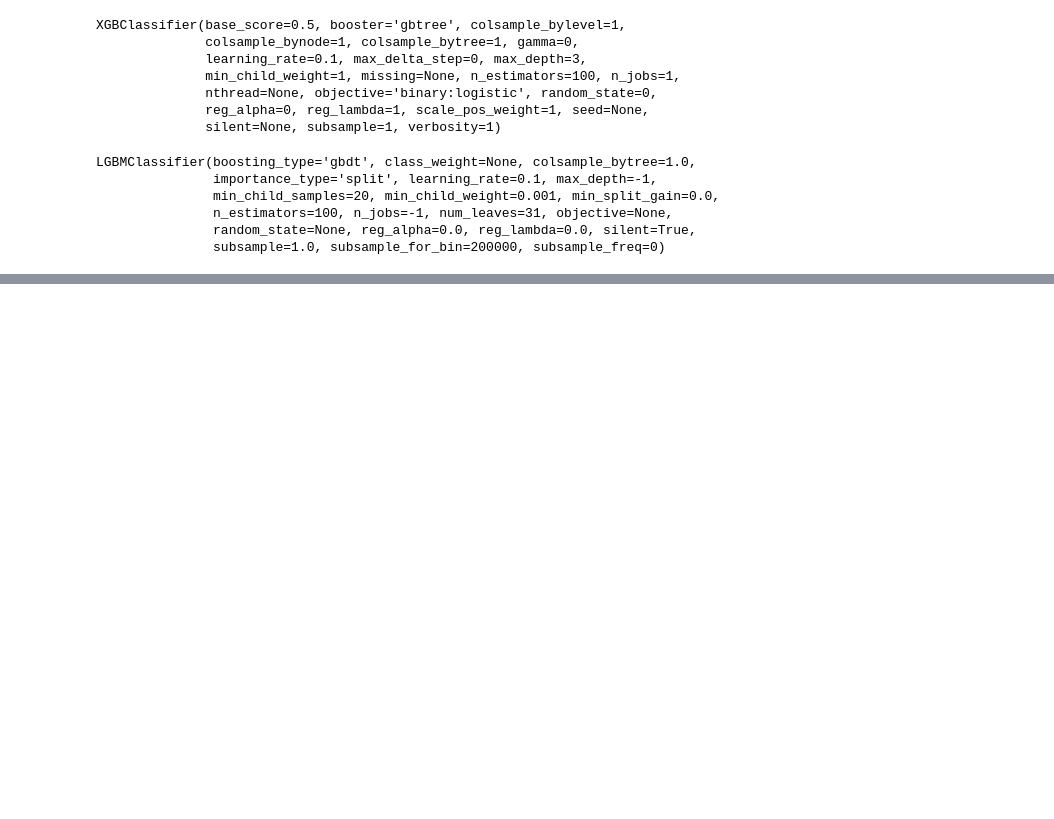
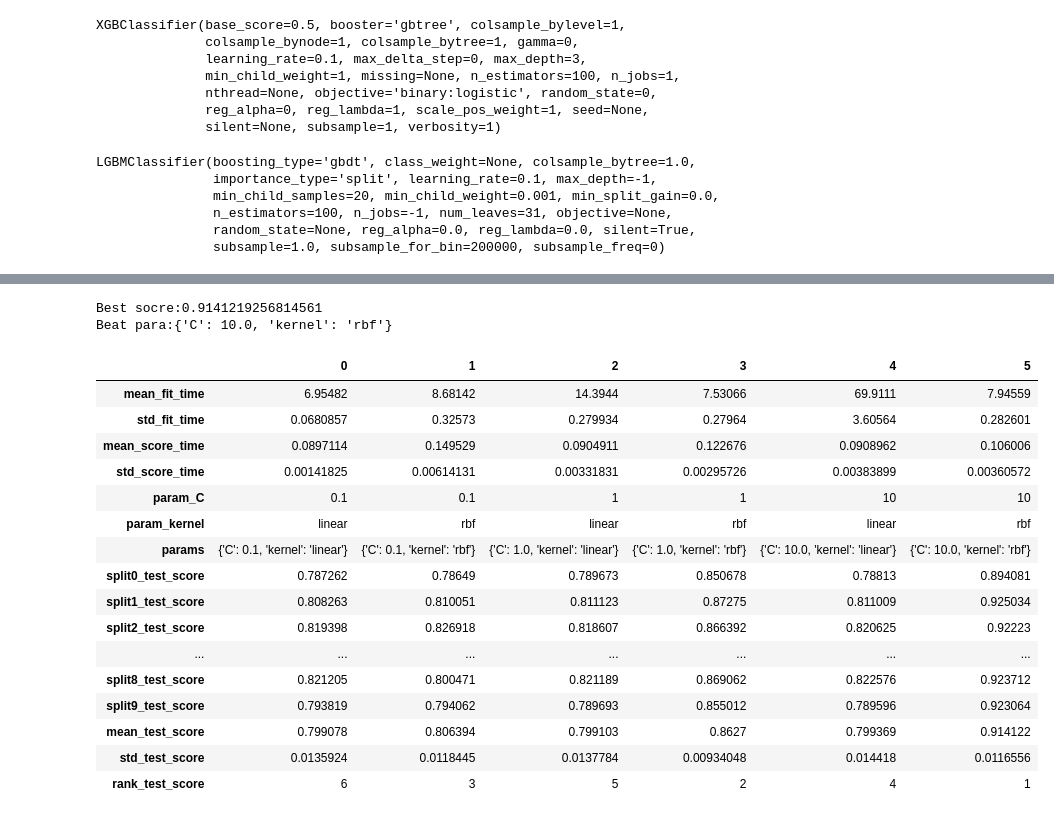
Before and after one commit to shwanliu/DataMining, a Jupyter notebook: task5/task5.ipynb, the cells around one changed output, grey strips where cells are left out. Saved outputs shown, nothing was run; the diff lists cells and outputs as text; code cells hidden in the pictures; blank space fills up the shorter version.

```diff
--- a/task5/task5.ipynb
+++ b/task5/task5.ipynb
@@ -146,3 +148,8 @@ LGBMClassifier(boosting_type='gbdt', class_weight=None, colsample_bytree=1.0,
                n_estimators=100, n_jobs=-1, num_leaves=31, objective=None,
                random_state=None, reg_alpha=0.0, reg_lambda=0.0, silent=True,
                subsample=1.0, subsample_for_bin=200000, subsample_freq=0)
+# %%
+#评分选择
+score = metrics.make_scorer(metrics.recall_score)
+# 参数调优
+kflod = KFold(n_splits=10)
@@ -148,0 +224,31 @@ LGBMClassifier(boosting_type='gbdt', class_weight=None, colsample_bytree=1.0,
+# %%
+##svm模型
+# 用字典来保存候选参数
+params_svm={'kernel':['linear', 'rbf'],'C':[0.1,1.0,10.0]}
+grid = GridSearchCV(svm_model,params_svm,scoring='roc_auc',cv=kflod)
+grid = grid.fit(XTrain,YTrain)
+print('Best socre:{}'.format(grid.best_score_))
+print('Beat para:{}'.format(grid.best_params_))
+# %% [output]
+Best socre:0.9141219256814561
+Beat para:{'C': 10.0, 'kernel': 'rbf'}
+# %%
+pd.DataFrame(grid.cv_results_).T
+# %% [output]
+|  | 0 | 1 | 2 | 3 | 4 | 5 |
+| mean_fit_time | 6.95482 | 8.68142 | 14.3944 | 7.53066 | 69.9111 | 7.94559 |
+| std_fit_time | 0.0680857 | 0.32573 | 0.279934 | 0.27964 | 3.60564 | 0.282601 |
+| mean_score_time | 0.0897114 | 0.149529 | 0.0904911 | 0.122676 | 0.0908962 | 0.106006 |
+| std_score_time | 0.00141825 | 0.00614131 | 0.00331831 | 0.00295726 | 0.00383899 | 0.00360572 |
+| param_C | 0.1 | 0.1 | 1 | 1 | 10 | 10 |
+| param_kernel | linear | rbf | linear | rbf | linear | rbf |
+| params | {'C': 0.1, 'kernel': 'linear'} | {'C': 0.1, 'kernel': 'rbf'} | {'C': 1.0, 'kernel': 'linear'} | {'C': 1.0, 'kernel': 'rbf'} | {'C': 10.0, 'kernel': 'linear'} | {'C': 10.0, 'kernel': 'rbf'} |
+| split0_test_score | 0.787262 | 0.78649 | 0.789673 | 0.850678 | 0.78813 | 0.894081 |
+| split1_test_score | 0.808263 | 0.810051 | 0.811123 | 0.87275 | 0.811009 | 0.925034 |
+| split2_test_score | 0.819398 | 0.826918 | 0.818607 | 0.866392 | 0.820625 | 0.92223 |
+| ... | ... | ... | ... | ... | ... | ... |
+| split8_test_score | 0.821205 | 0.800471 | 0.821189 | 0.869062 | 0.822576 | 0.923712 |
+| split9_test_score | 0.793819 | 0.794062 | 0.789693 | 0.855012 | 0.789596 | 0.923064 |
+| mean_test_score | 0.799078 | 0.806394 | 0.799103 | 0.8627 | 0.799369 | 0.914122 |
+| std_test_score | 0.0135924 | 0.0118445 | 0.0137784 | 0.00934048 | 0.014418 | 0.0116556 |
+| rank_test_score | 6 | 3 | 5 | 2 | 4 | 1 |
```
Also changed, not shown: parts of 7 cells of this notebook, 3 other files.
